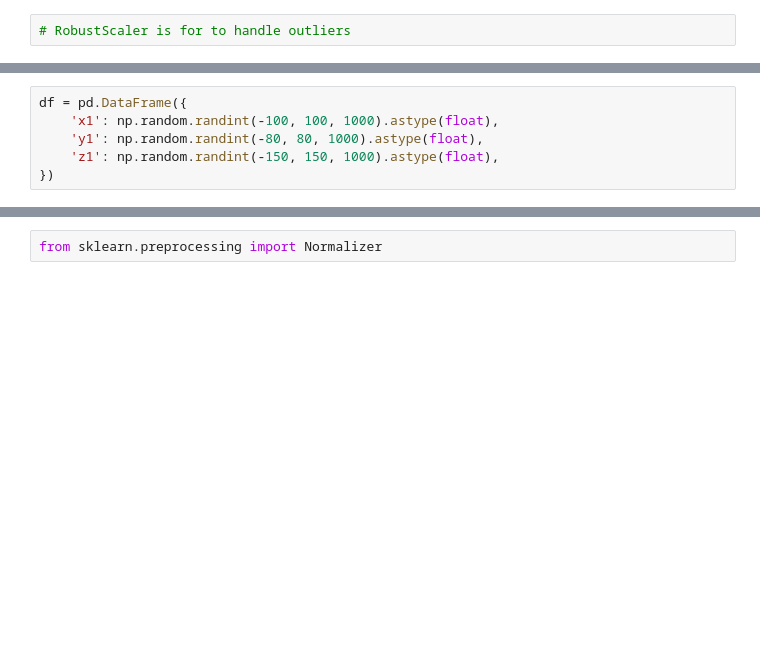
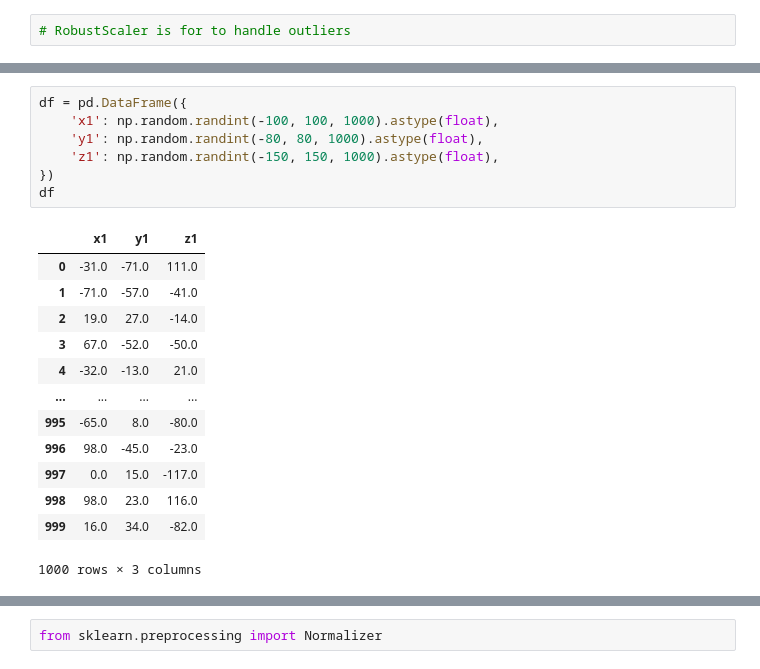
Before and after one commit to Shuaibiqbal/Ml_Zero_to_hero, a Jupyter notebook: 02_Data_Preprocessing/DataPreprocessing.ipynb, the cells around one changed output, grey strips where cells are left out. Drawn from its saved outputs; the diff is of its cells as text; blank space fills up the shorter version.

```diff
--- a/02_Data_Preprocessing/DataPreprocessing.ipynb
+++ b/02_Data_Preprocessing/DataPreprocessing.ipynb
@@ -228,9 +228,24 @@ df.plot.kde()
 # %%
 df = pd.DataFrame({
     'x1': np.random.randint(-100, 100, 1000).astype(float),
     'y1': np.random.randint(-80, 80, 1000).astype(float),
     'z1': np.random.randint(-150, 150, 1000).astype(float),
 })
+df
+# %% [output]
+|  | x1 | y1 | z1 |
+| 0 | -31.0 | -71.0 | 111.0 |
+| 1 | -71.0 | -57.0 | -41.0 |
+| 2 | 19.0 | 27.0 | -14.0 |
+| 3 | 67.0 | -52.0 | -50.0 |
+| 4 | -32.0 | -13.0 | 21.0 |
+| ... | ... | ... | ... |
+| 995 | -65.0 | 8.0 | -80.0 |
+| 996 | 98.0 | -45.0 | -23.0 |
+| 997 | 0.0 | 15.0 | -117.0 |
+| 998 | 98.0 | 23.0 | 116.0 |
+| 999 | 16.0 | 34.0 | -82.0 |
+1000 rows × 3 columns
 # %%
 fig = plt.figure()
 ax = plt.axes(projection='3d')
```
Also changed, not shown: parts of 44 cells of this notebook, 1 other file.
